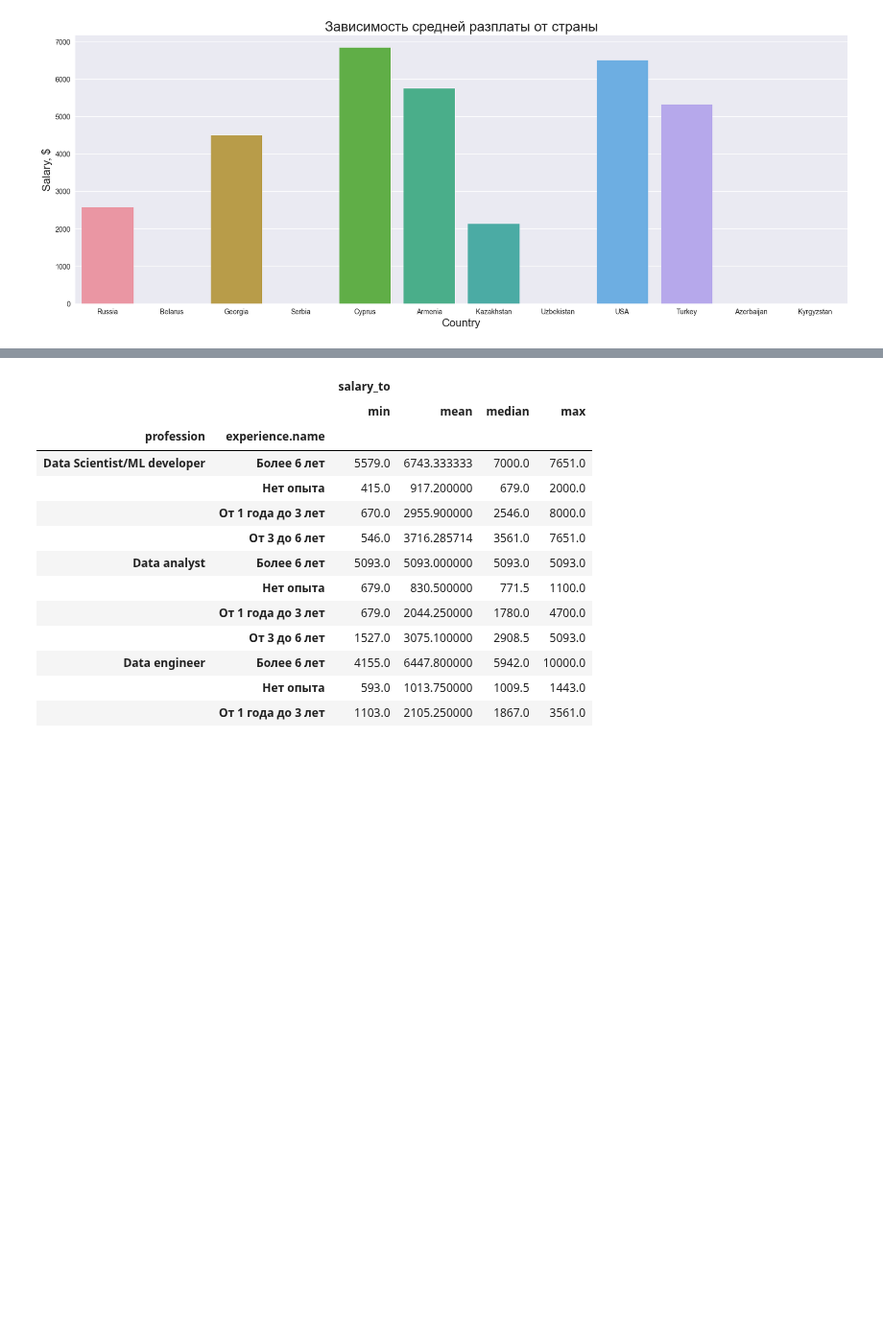
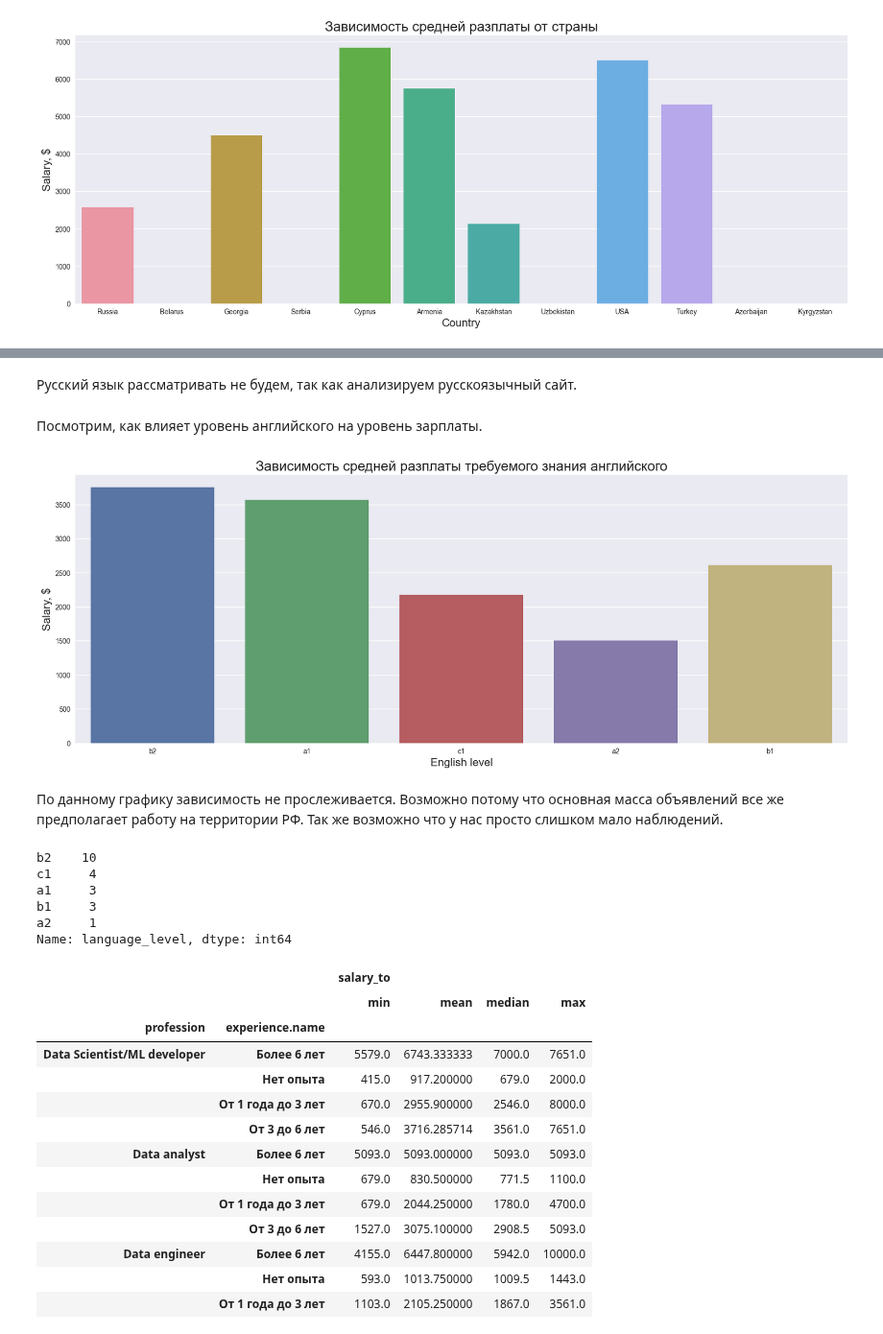
Before and after one commit to Lerrale/DE_vacancy_analysis, a Jupyter notebook: Job_Analysis_4_Analysis.ipynb, the cells around one changed output, grey strips where cells are left out. Shown at 96% size. Drawn from its saved outputs; the diff is of its cells as text; code cells hidden in the pictures; blank space fills up the shorter version.

```diff
--- a/Job_Analysis_4_Analysis.ipynb
+++ b/Job_Analysis_4_Analysis.ipynb
@@ -243,0 +273,26 @@ barplot_country_salary.set_ylabel('Salary, $', fontsize=16);
+# %% [markdown]
+Русский язык рассматривать не будем, так как анализируем русскоязычный сайт.
+# %%
+# уберем записи о русском яззыке
+df.loc[(df.language == 'rus'), ('language', 'language_level')] = np.nan
+# %% [markdown]
+Посмотрим, как влияет уровень английского на уровень зарплаты.
+# %%
+fig, axes = plt.subplots(nrows=1, ncols=1, figsize=(20, 7))
+
+barplot_language_salary = sns.barplot(
+           data=df,
+           x='language_level',
+           y='salary',
+           estimator='median',
+           ci=None
+           )
+
+barplot_language_salary.tick_params(axis='x', rotation=0);
+barplot_language_salary.set_title('Зависимость средней разплаты от требуемого знания английского', fontsize=20);
+barplot_language_salary.set_xlabel('English level', fontsize=16);
+barplot_language_salary.set_ylabel('Salary, $', fontsize=16);
+# %% [output]
+[figure, added]
+# %% [markdown]
+По данному графику зависимость не прослеживается. Возможно потому что основная масса объявлений все же предполагает работу на территории РФ. Так же возможно что у нас просто слишком мало наблюдений.
@@ -244,3 +301,12 @@ barplot_country_salary.set_ylabel('Salary, $', fontsize=16);
+# %%
+df_language_level.language_level.value_counts()
+# %% [output]
+b2    10
+c1     4
+a1     3
+b1     3
+a2     1
+Name: language_level, dtype: int64
 # %%
 df.groupby(['profession','experience.name']).aggregate({'salary_to':['min', 'mean', 'median','max'] })
 # %% [output]
```
Also changed, not shown: parts of 19 cells of this notebook.
